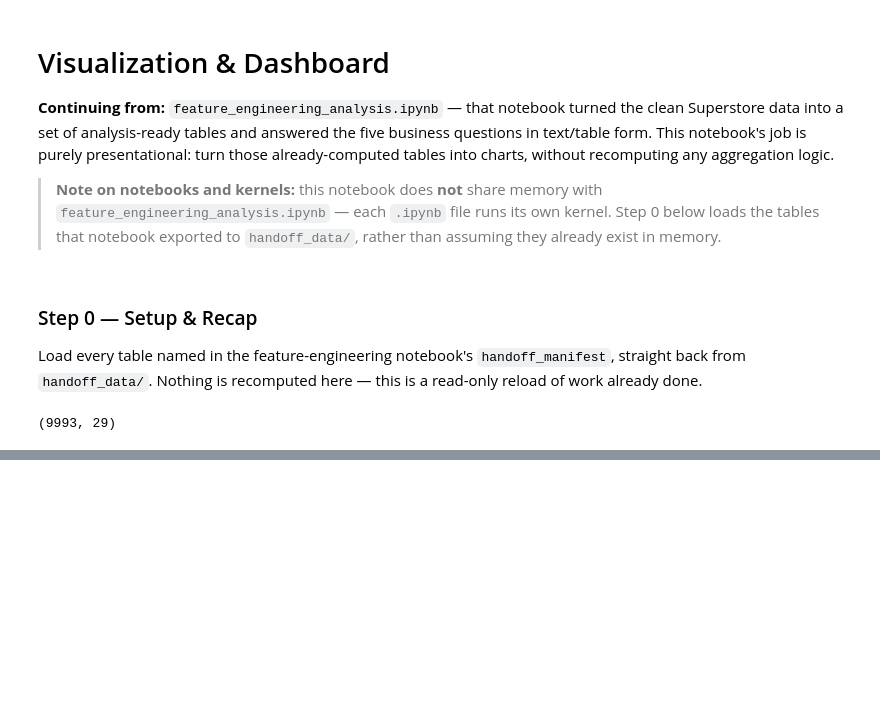
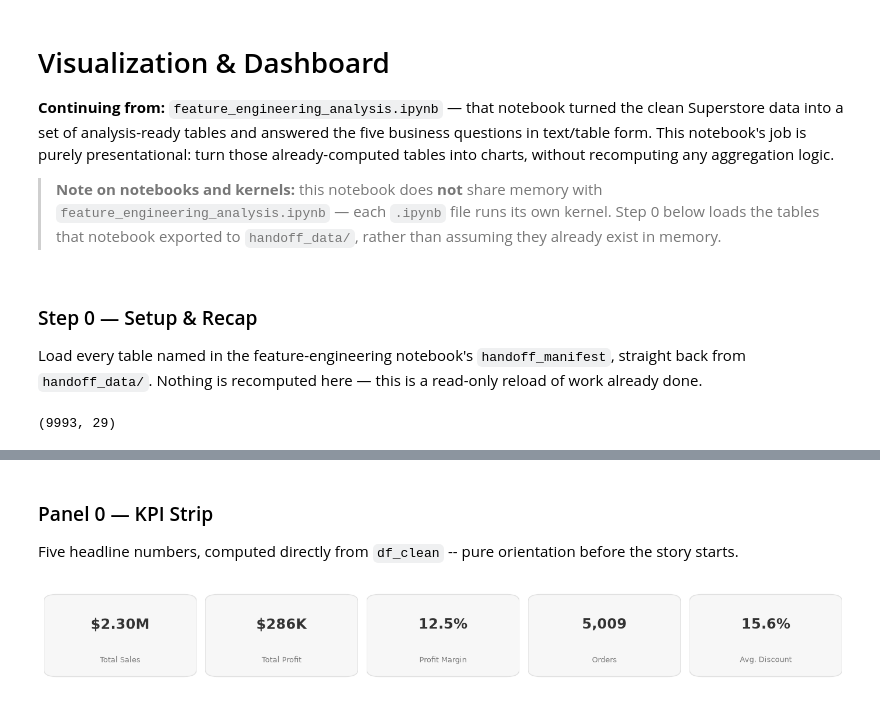
Before and after one commit to wmouhammed2016/data_exploring_cleaning, a Jupyter notebook: visualization_dashboard.ipynb, the cells around one changed output, grey strips where cells are left out. Drawn from its saved outputs; the diff is of its cells as text; code cells hidden in the pictures; blank space fills up the shorter version.

Commit message:
Added data visualization layer

```diff
--- a/visualization_dashboard.ipynb
+++ b/visualization_dashboard.ipynb
@@ -66,0 +102,34 @@ Build one chart per question from the feature-engineering notebook's Step 6, usi
+# %% [markdown]
+### Panel 0 — KPI Strip
+
+Five headline numbers, computed directly from `df_clean` -- pure orientation before the story starts.
+# %%
+total_sales = df_clean["Sales"].sum()
+total_profit = df_clean["Profit"].sum()
+overall_margin = total_profit / total_sales * 100
+total_orders = df_clean["Order ID"].nunique()
+avg_discount = df_clean["Discount"].mean() * 100
+
+kpis = [
+    ("Total Sales", f"${total_sales/1e6:.2f}M"),
+    ("Total Profit", f"${total_profit/1e3:.0f}K"),
+    ("Profit Margin", f"{overall_margin:.1f}%"),
+    ("Orders", f"{total_orders:,}"),
+    ("Avg. Discount", f"{avg_discount:.1f}%"),
+]
+
+fig, axes = plt.subplots(1, 5, figsize=(14, 1.8))
+for ax, (label, value) in zip(axes, kpis):
+    ax.axis("off")
+    ax.add_patch(FancyBboxPatch(
+        (0.02, 0.05), 0.96, 0.9, boxstyle="round,pad=0.02,rounding_size=0.08",
+        transform=ax.transAxes, facecolor="#F7F7F7", edgecolor="#E0E0E0", linewidth=1,
+    ))
+    ax.text(0.5, 0.62, value, transform=ax.transAxes, ha="center", va="center",
+            fontsize=17, fontweight="bold", color=INK)
+    ax.text(0.5, 0.22, label, transform=ax.transAxes, ha="center", va="center",
+            fontsize=9.5, color=MUTED)
+plt.tight_layout()
+plt.show()
+# %% [output]
+[figure, added]
```
Also changed, not shown: parts of 18 cells of this notebook, 3 other files.
